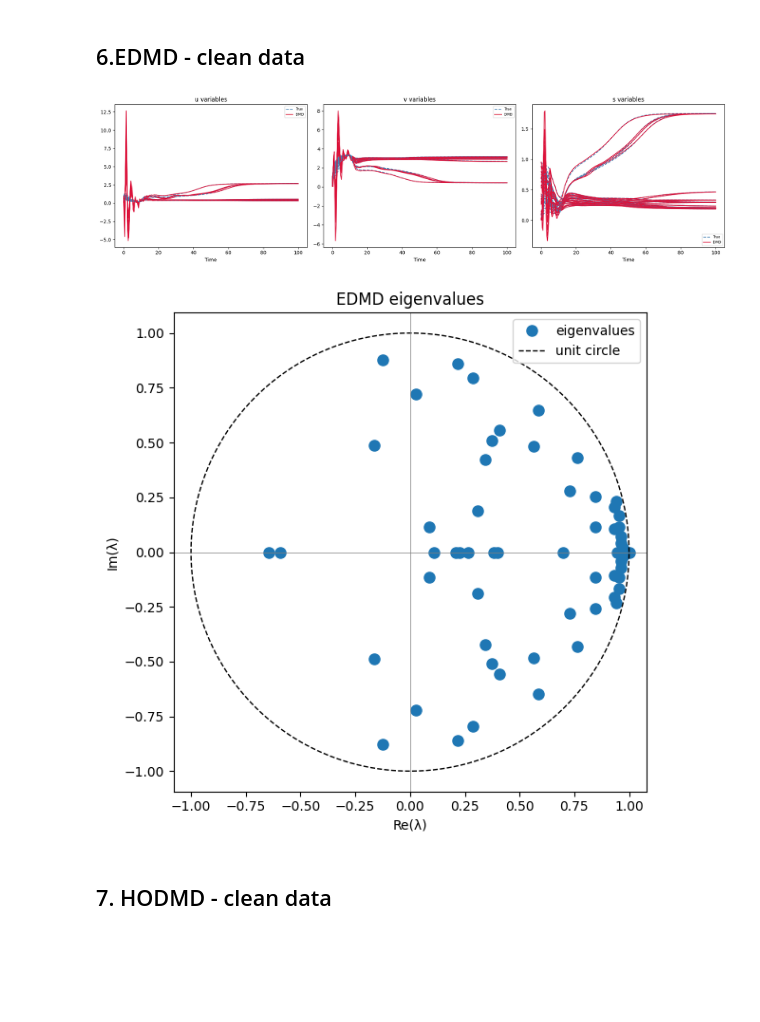
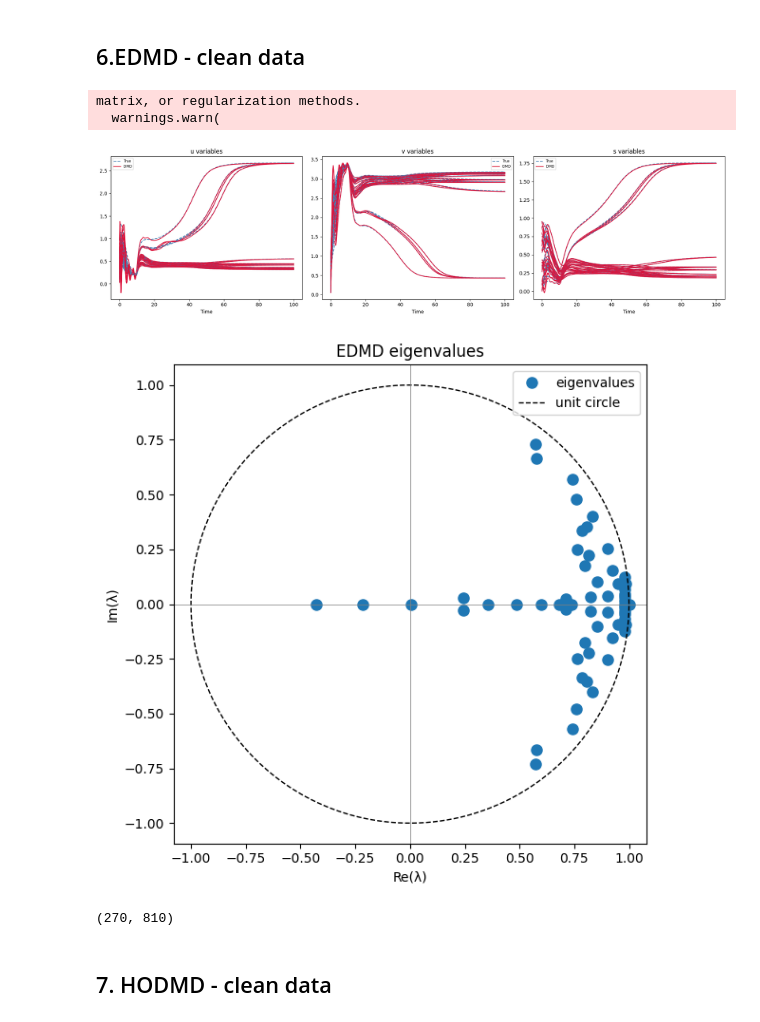
Before and after one commit to sabrinanegroni/dyn-modelling, a Jupyter notebook: notebooks/test_dmd.ipynb, the cells around one changed output. Cells and saved outputs as stored; diff of their text form; code cells hidden in the pictures; blank space fills up the shorter version.

```diff
--- a/notebooks/test_dmd.ipynb
+++ b/notebooks/test_dmd.ipynb
@@ -21,7 +21,7 @@ plot_graph(g)
 a_params = np.array([2.4, 3.5, 2.0, 1.0])
 l_params = np.array([1.0, 1.0, 0.2])
 t_on, t_off = 10.0, 100.0
-t_end, n_steps = 100.0, 270
+t_end, n_steps = 100.0, 500
 neigh_order = 2
 
 # Build RHS
@@ -73,42 +73,44 @@ plot_eigenvalues(get_eigenvalues(dmd_clean), title="DMD eigenvalues — clean")
 # %% [markdown]
 ## 6.EDMD - clean data
 # %%
-# identity — always include
-def obs_identity(X):
-    return X
 
-# polynomial degree 2 — u², v², s², uv, us, vs per cell
+# polynomial degree 2 — u², v², s², uv, us, vs per cell , and identity
 def obs_polynomial(X, degree=2):
     N = X.shape[0]
     rows = [X]
     if degree >= 2:
         rows.append(X ** 2)
         n_cells = N // 3
         cross = []
         for i in range(n_cells):
             u, v, s = X[3*i], X[3*i+1], X[3*i+2]
             cross += [u*v, u*s, v*s]
         rows.append(np.array(cross))
     return np.vstack(rows)
 
 # choose your observables here
 obs_fns = [
-    obs_identity,
     lambda X: obs_polynomial(X, degree=2),
 ]
 
 # fit
-dmd_edmd, n_obs = fit_edmd(y, obs_fns, svd_rank=60)
+edmd_clean, n_obs = fit_edmd(y, obs_fns, svd_rank=60)
 
 # reconstruct
-X_rec_edmd = reconstruct(dmd_edmd)
+X_rec_edmd = reconstruct_edmd(edmd_clean , n_state=3*N)
 
 # plot
 plot_dmd_reconstruction(t_eval, y.T, X_rec_edmd, title="EDMD — polynomial degree 2")
-plot_eigenvalues(get_eigenvalues(dmd_edmd), title="EDMD eigenvalues")
+plot_eigenvalues(get_eigenvalues(edmd_clean), title="EDMD eigenvalues")
 # %% [output]
+matrix, or regularization methods.
+  warnings.warn(
-[figure, old version]
+[figure, new version]
-[figure, old version]
+[figure, new version]
+# %%
+np.shape(n_obs)
+# %% [output]
+(270, 810)
 # %% [markdown]
 ## 7. HODMD - clean data
 # %%
```
Also changed, not shown: parts of 1 cell of this notebook, 1 other file.
